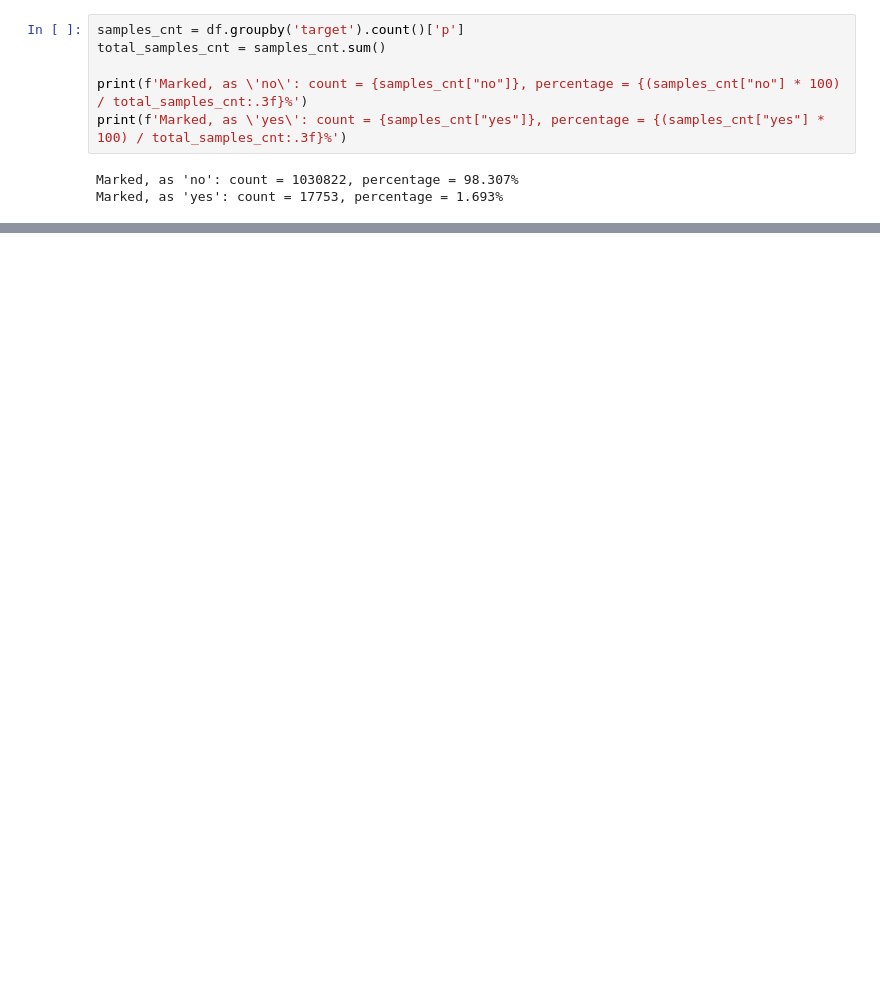
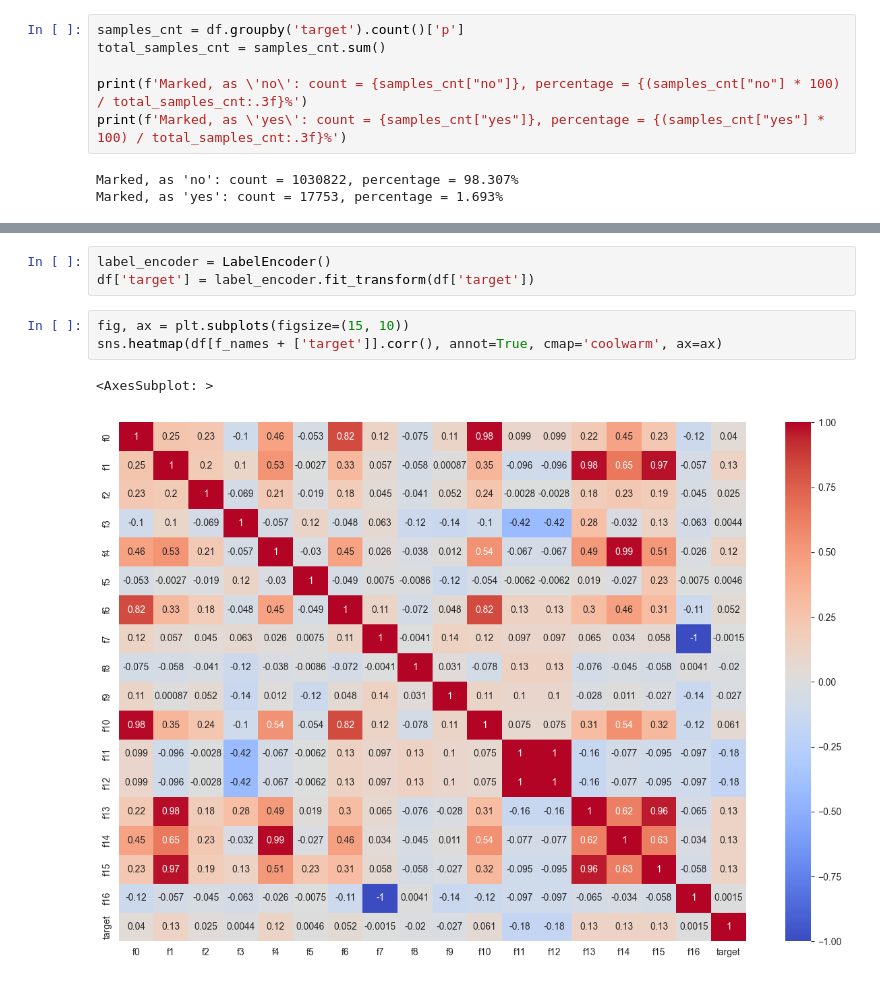
Before and after one commit to ram333n/machine-learning, a Jupyter notebook: lab.ipynb, the cells around one changed output, grey strips where cells are left out. Cells and saved outputs as stored; diff of their text form; blank space fills up the shorter version.

```diff
--- a/lab.ipynb
+++ b/lab.ipynb
@@ -76,0 +84,9 @@ array([[<AxesSubplot: title={'center': 'f5'}>,
+# %%
+label_encoder = LabelEncoder()
+df['target'] = label_encoder.fit_transform(df['target'])
+# %%
+fig, ax = plt.subplots(figsize=(15, 10))
+sns.heatmap(df[f_names + ['target']].corr(), annot=True, cmap='coolwarm', ax=ax)
+# %% [output]
+<AxesSubplot: >
+[figure, added]
```
Also changed, not shown: parts of 3 cells of this notebook.
